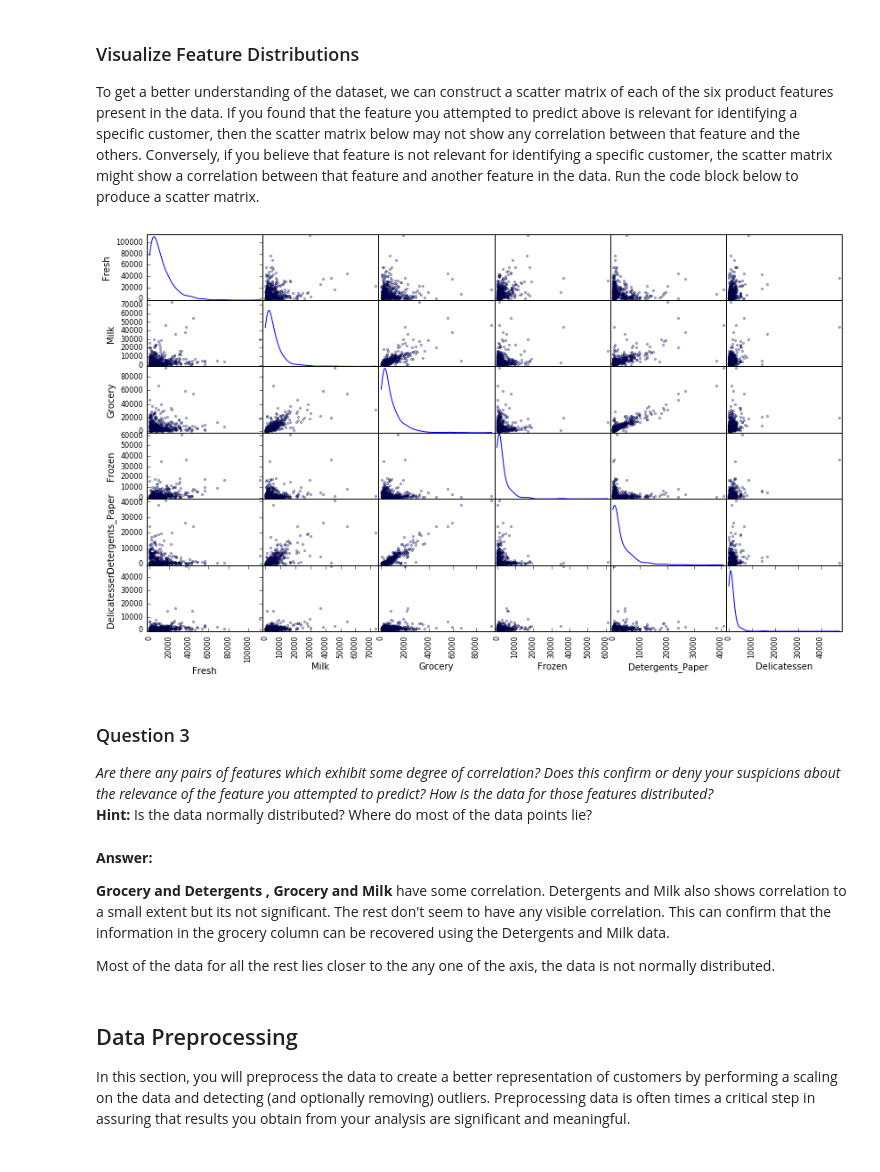
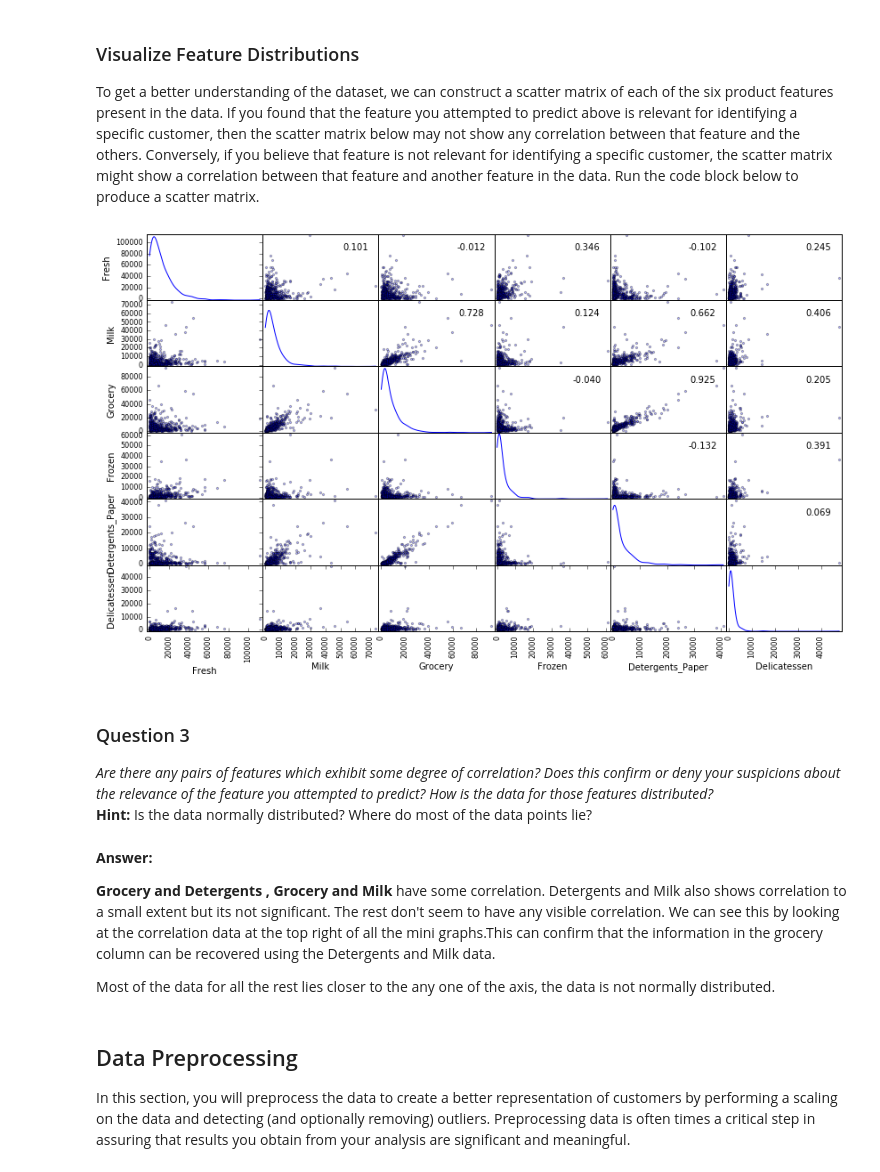
Before and after one commit to shinz4u/Machine_Learning_Projects, a Jupyter notebook: Creating_Customer_Segments/customer_segments.ipynb, the cells around one changed output. Saved outputs shown, nothing was run; the diff lists cells and outputs as text; code cells hidden in the pictures.

```diff
--- a/Creating_Customer_Segments/customer_segments.ipynb
+++ b/Creating_Customer_Segments/customer_segments.ipynb
@@ -150,9 +171,15 @@ For all the other features dropped except Grocery. The model failed to to fit th
 To get a better understanding of the dataset, we can construct a scatter matrix of each of the six product features present in the data. If you found that the feature you attempted to predict above is relevant for identifying a specific customer, then the scatter matrix below may not show any correlation between that feature and the others. Conversely, if you believe that feature is not relevant for identifying a specific customer, the scatter matrix might show a correlation between that feature and another feature in the data. Run the code block below to produce a scatter matrix.
 # %%
 # Produce a scatter matrix for each pair of features in the data
-pd.scatter_matrix(data, alpha = 0.3, figsize = (14,8), diagonal = 'kde');
+#pd.scatter_matrix(data, alpha = 0.3, figsize = (14,8), diagonal = 'kde');
+
+
+axes = pd.scatter_matrix(data, alpha = 0.3, figsize = (14,8), diagonal = 'kde')
+corr = data.corr().as_matrix()
+for i, j in zip(*np.triu_indices_from(axes, k=1)):
+    axes[i, j].annotate("%.3f" %corr[i,j], (0.8, 0.8), xycoords='axes fraction', ha='center', va='center')
 # %% [output]
-[figure, old version]
+[figure, new version]
 # %% [markdown]
 ### Question 3
 *Are there any pairs of features which exhibit some degree of correlation? Does this confirm or deny your suspicions about the relevance of the feature you attempted to predict? How is the data for those features distributed?*
@@ -160,8 +187,7 @@ pd.scatter_matrix(data, alpha = 0.3, figsize = (14,8), diagonal = 'kde');
 # %% [markdown]
 **Answer:**
 
-**Grocery and Detergents , Grocery and Milk** have some correlation. Detergents and Milk also shows correlation to a small extent but its not significant. The rest don't seem to have any visible correlation.
-This can confirm that the information in the grocery column can be recovered using the Detergents and Milk data.
+**Grocery and Detergents , Grocery and Milk** have some correlation. Detergents and Milk also shows correlation to a small extent but its not significant. The rest don't seem to have any visible correlation. We can see this by looking at the correlation data at the top right of all the mini graphs.This can confirm that the information in the grocery column can be recovered using the Detergents and Milk data.
 
 Most of the data for all the rest lies closer to the any one of the axis, the data is not normally distributed.
 # %% [markdown]
```
Also changed, not shown: parts of 22 cells of this notebook, 5 other files.
